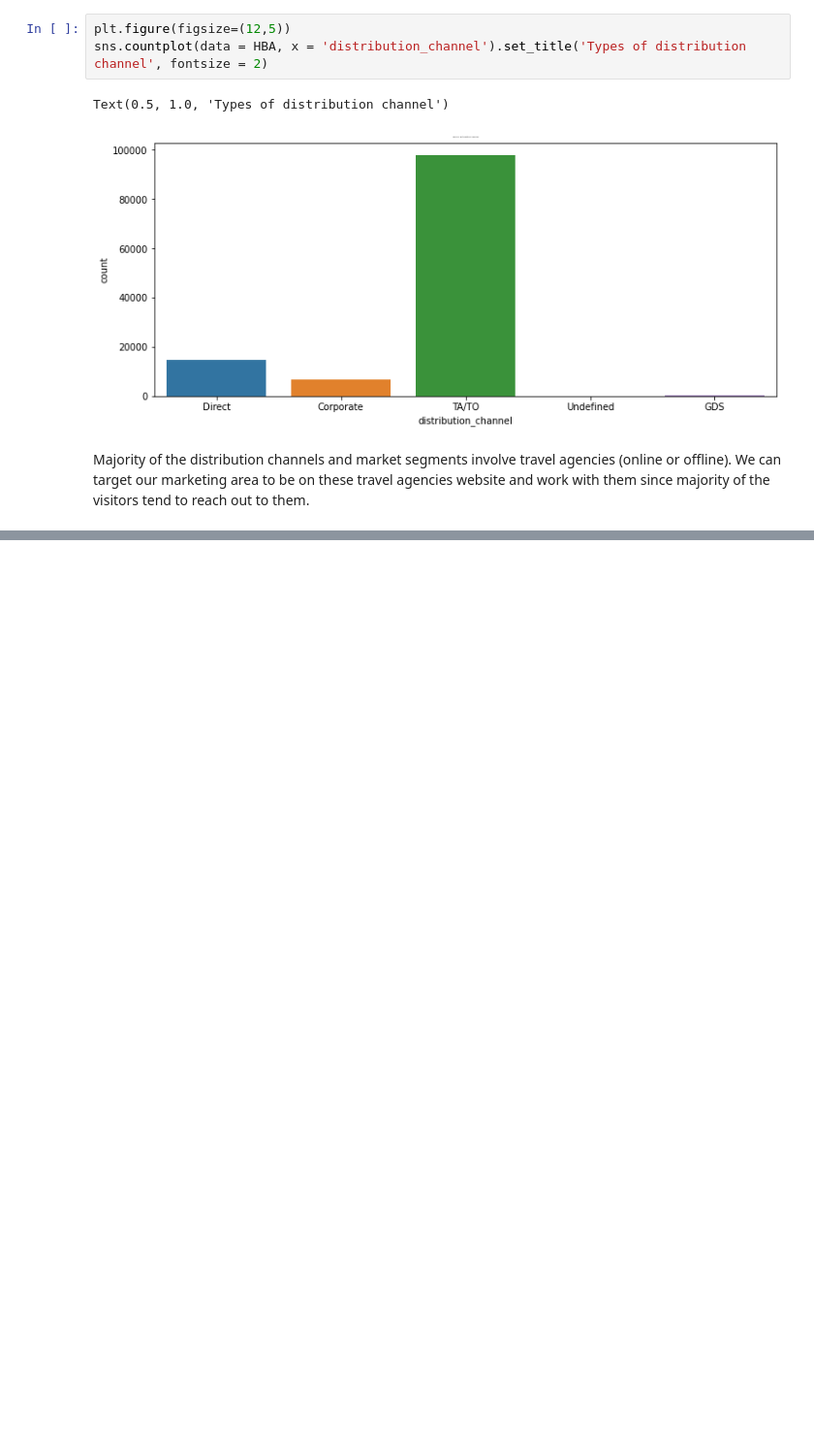
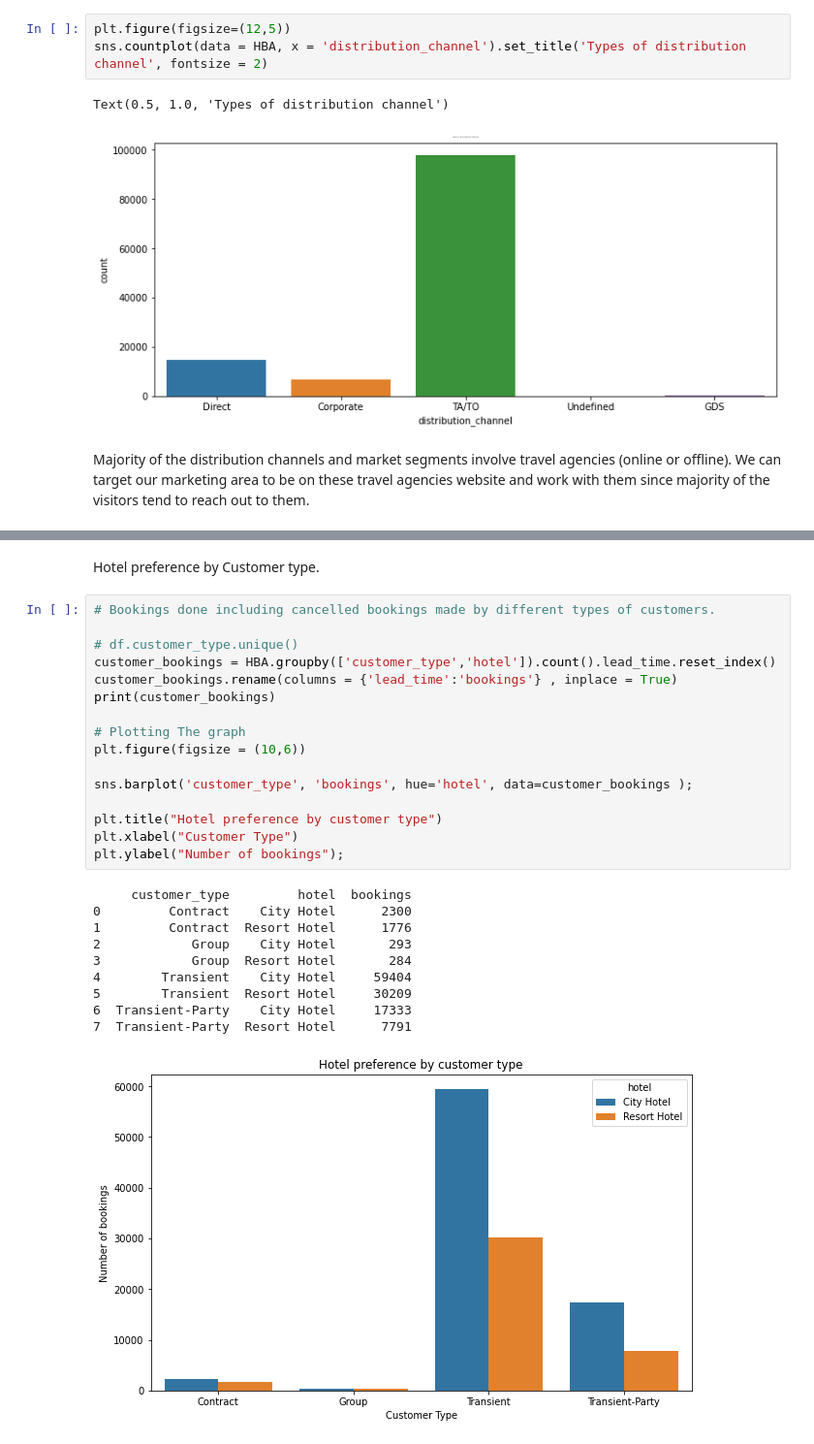
Before and after one commit to VermaSanjayrk/Hotel-booking-Analysis, a Jupyter notebook: Sanjay_Hotel_Booking_Analysis_Capstone_Project.ipynb, the cells around one changed output, grey strips where cells are left out. Shown at 97% size. Drawn from its saved outputs; the diff is of its cells as text; blank space fills up the shorter version.

```diff
--- a/Sanjay_Hotel_Booking_Analysis_Capstone_Project.ipynb
+++ b/Sanjay_Hotel_Booking_Analysis_Capstone_Project.ipynb
@@ -539,0 +759,29 @@ We can target our marketing area to be on these travel agencies website and work
+# %% [markdown]
+Hotel preference by Customer type.
+# %%
+# Bookings done including cancelled bookings made by different types of customers.
+
+# df.customer_type.unique()
+customer_bookings = HBA.groupby(['customer_type','hotel']).count().lead_time.reset_index()
+customer_bookings.rename(columns = {'lead_time':'bookings'} , inplace = True)
+print(customer_bookings)
+
+# Plotting The graph
+plt.figure(figsize = (10,6))
+
+sns.barplot('customer_type', 'bookings', hue='hotel', data=customer_bookings );
+
+plt.title("Hotel preference by customer type")
+plt.xlabel("Customer Type")
+plt.ylabel("Number of bookings");
+# %% [output]
+     customer_type         hotel  bookings
+0         Contract    City Hotel      2300
+1         Contract  Resort Hotel      1776
+2            Group    City Hotel       293
+3            Group  Resort Hotel       284
+4        Transient    City Hotel     59404
+5        Transient  Resort Hotel     30209
+6  Transient-Party    City Hotel     17333
+7  Transient-Party  Resort Hotel      7791
+[figure, added]
```
Also changed, not shown: parts of 24 cells of this notebook.
